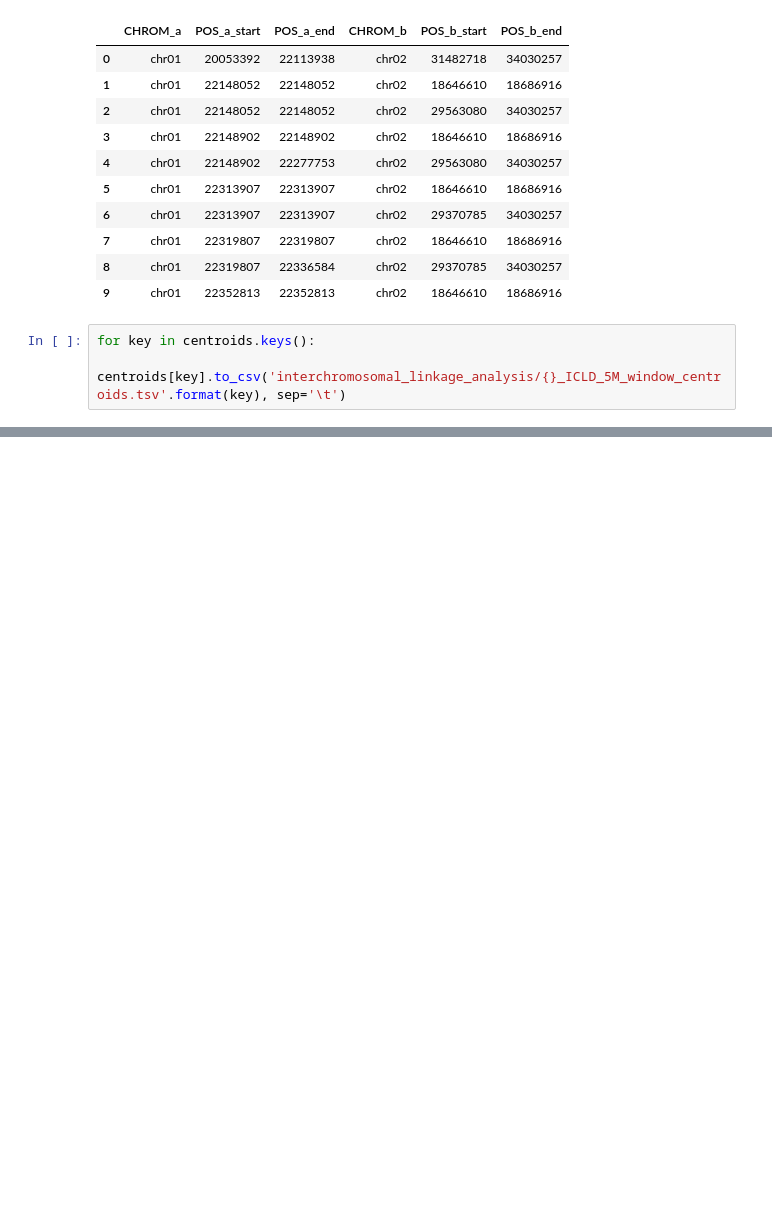
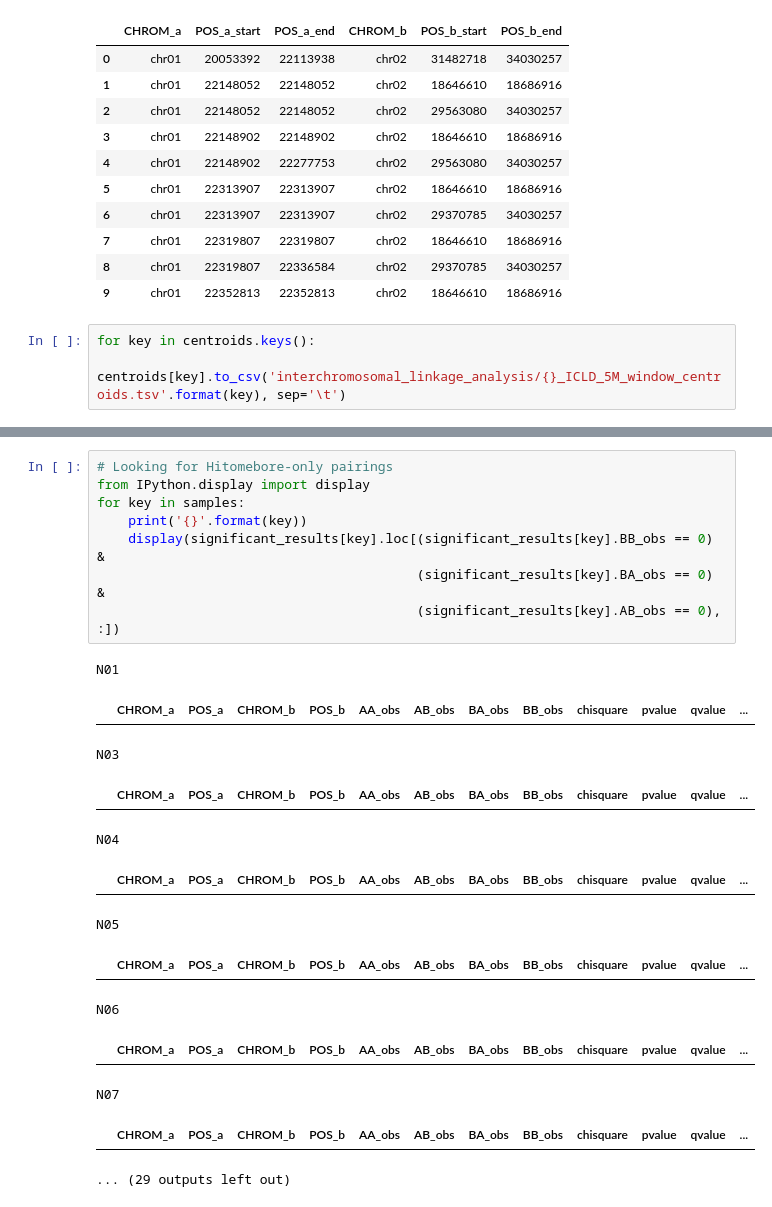
Before and after one commit to danshea/IwateBiotechnologyResearchCenter, a Jupyter notebook: Interchromosomal_linkage_disequilibrium_testing.ipynb, the cells around one changed output, grey strips where cells are left out. Drawn from its saved outputs; the diff is of its cells as text; blank space fills up the shorter version.

```diff
--- a/Interchromosomal_linkage_disequilibrium_testing.ipynb
+++ b/Interchromosomal_linkage_disequilibrium_testing.ipynb
@@ -304,0 +318,22 @@ centroids['N01']
+# %%
+# Looking for Hitomebore-only pairings
+from IPython.display import display
+for key in samples:
+    print('{}'.format(key))
+    display(significant_results[key].loc[(significant_results[key].BB_obs == 0) &
+                                         (significant_results[key].BA_obs == 0) &
+                                         (significant_results[key].AB_obs == 0), :])
+# %% [output]
+N01
+|  | CHROM_a | POS_a | CHROM_b | POS_b | AA_obs | AB_obs | BA_obs | BB_obs | chisquare | pvalue | qvalue | ... |
+N03
+|  | CHROM_a | POS_a | CHROM_b | POS_b | AA_obs | AB_obs | BA_obs | BB_obs | chisquare | pvalue | qvalue | ... |
+N04
+|  | CHROM_a | POS_a | CHROM_b | POS_b | AA_obs | AB_obs | BA_obs | BB_obs | chisquare | pvalue | qvalue | ... |
+N05
+|  | CHROM_a | POS_a | CHROM_b | POS_b | AA_obs | AB_obs | BA_obs | BB_obs | chisquare | pvalue | qvalue | ... |
+N06
+|  | CHROM_a | POS_a | CHROM_b | POS_b | AA_obs | AB_obs | BA_obs | BB_obs | chisquare | pvalue | qvalue | ... |
+N07
+|  | CHROM_a | POS_a | CHROM_b | POS_b | AA_obs | AB_obs | BA_obs | BB_obs | chisquare | pvalue | qvalue | ... |
+... (29 outputs left out)
```
Also changed, not shown: parts of 10 cells of this notebook, 6 other files.
